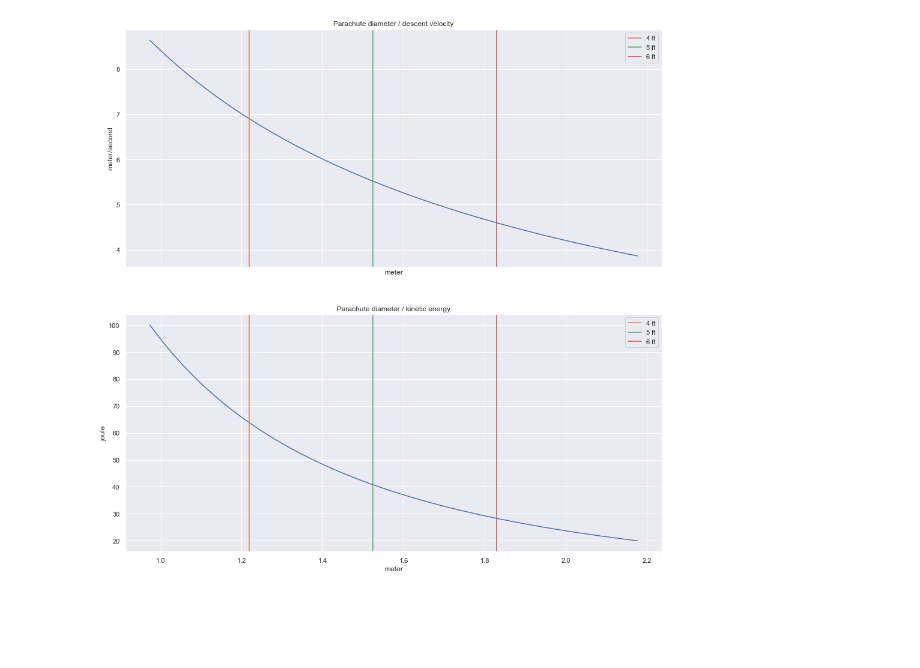
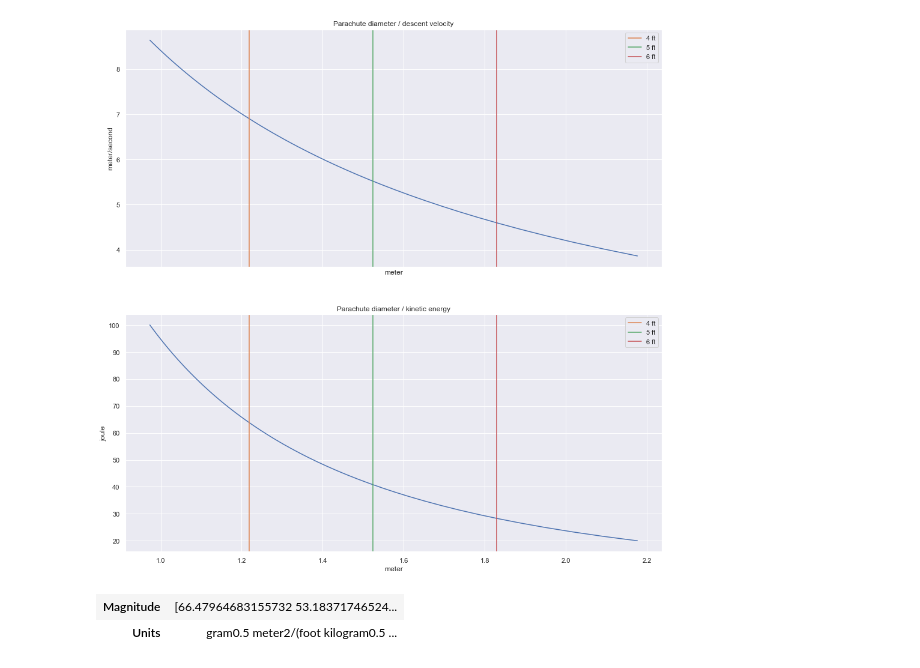
Before and after one commit to sea7aero/PyHAB, a Jupyter notebook: book/descent.ipynb, the cells around one changed output. Cells and saved outputs as stored; diff of their text form; code cells hidden in the pictures; blank space fills up the shorter version.

Commit message:
Adds velocity output

```diff
--- a/book/descent.ipynb
+++ b/book/descent.ipynb
@@ -15,4 +15,4 @@ _.replace(F_d, Rational(1/2) * rho * C_d * A * v**2).replace(F_g, m * g)
 # %% [output]
 $\displaystyle \frac{A C_{d} \rho v^{2}}{2} = g m$
 # %%
-_.replace(A, pi * (D/2)**2)
+terminal_velocity = _.replace(A, pi * (D/2)**2)
@@ -23,7 +21,8 @@ _.solve(D**2)
 # %% [output]
 $\displaystyle D^{2} = \frac{8 g m}{\pi C_{d} \rho v^{2}}$
 # %%
-calc_desired_diameter = lambdify([g,m,C_d,rho,v], sqrt(_.rhs), "numpy")
+calc_velocity = lambdify([g,m,C_d,rho,D], sqrt(terminal_velocity.solve(v**2).rhs), "numpy")
+calc_diameter = lambdify([g,m,C_d,rho,v], sqrt(_.rhs), "numpy")
 # %%
 KE = symbol_table.define('KE', 'Kinetic Energy')
 # %%
@@ -64,3 +63,8 @@ for ax in axes:
     ax.legend()
 # %% [output]
 [figure]
+# %%
+calc_velocity(g, total_mass, C_d, rho, rocketman_chutes)
+# %% [output]
+| Magnitude | [66.47964683155732 53.18371746524... |
+| Units | gram0.5 meter2/(foot kilogram0.5 ... |
```
Also changed, not shown: parts of 3 cells of this notebook, 3 other files.
